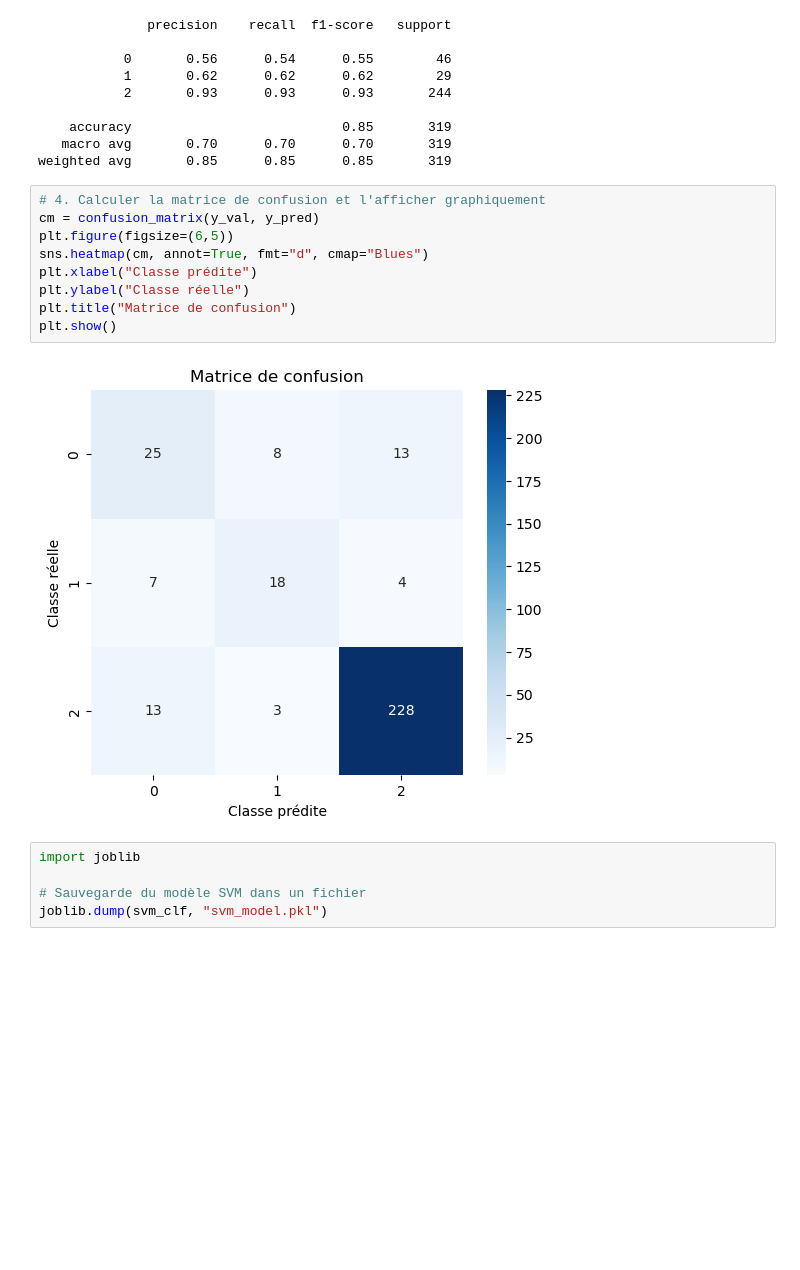
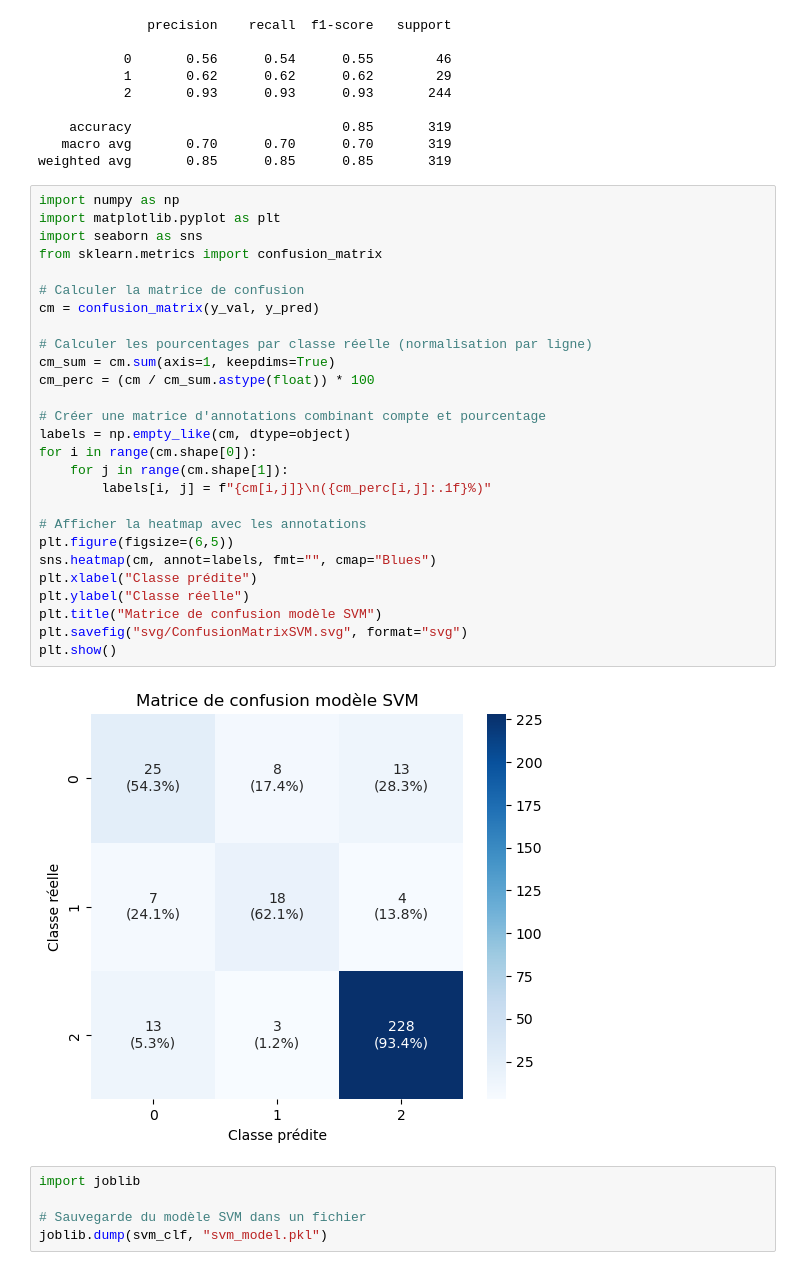
Before and after one commit to Welfare1/CocoaDiseases, a Jupyter notebook: amed.ipynb, the cells around one changed output. Cells and saved outputs as stored; diff of their text form; blank space fills up the shorter version.

```diff
--- a/amed.ipynb
+++ b/amed.ipynb
@@ -803,17 +675,35 @@ print(report)
     accuracy                           0.85       319
    macro avg       0.70      0.70      0.70       319
 weighted avg       0.85      0.85      0.85       319
-# %%
-# 4. Calculer la matrice de confusion et l'afficher graphiquement
-cm = confusion_matrix(y_val, y_pred)
-plt.figure(figsize=(6,5))
-sns.heatmap(cm, annot=True, fmt="d", cmap="Blues")
-plt.xlabel("Classe prédite")
-plt.ylabel("Classe réelle")
-plt.title("Matrice de confusion")
-plt.show()
-# %% [output]
-[figure, removed]
+# %%
+import numpy as np
+import matplotlib.pyplot as plt
+import seaborn as sns
+from sklearn.metrics import confusion_matrix
+
+# Calculer la matrice de confusion
+cm = confusion_matrix(y_val, y_pred)
+
+# Calculer les pourcentages par classe réelle (normalisation par ligne)
+cm_sum = cm.sum(axis=1, keepdims=True)
+cm_perc = (cm / cm_sum.astype(float)) * 100
+
+# Créer une matrice d'annotations combinant compte et pourcentage
+labels = np.empty_like(cm, dtype=object)
+for i in range(cm.shape[0]):
+    for j in range(cm.shape[1]):
+        labels[i, j] = f"{cm[i,j]}\n({cm_perc[i,j]:.1f}%)"
+
+# Afficher la heatmap avec les annotations
+plt.figure(figsize=(6,5))
+sns.heatmap(cm, annot=labels, fmt="", cmap="Blues")
+plt.xlabel("Classe prédite")
+plt.ylabel("Classe réelle")
+plt.title("Matrice de confusion modèle SVM")
+plt.savefig("svg/ConfusionMatrixSVM.svg", format="svg")
+plt.show()
+# %% [output]
+[figure, added]
 # %%
 import joblib
 
```
Also changed, not shown: parts of 22 cells of this notebook, 6 other files.
